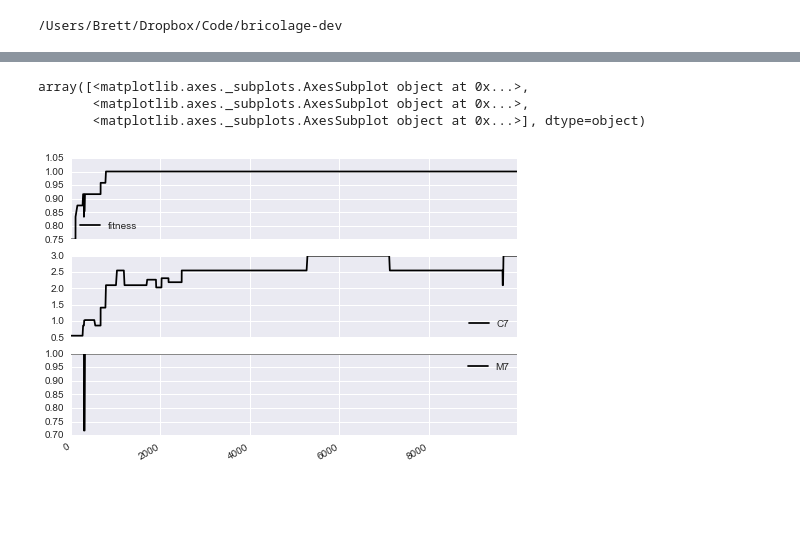
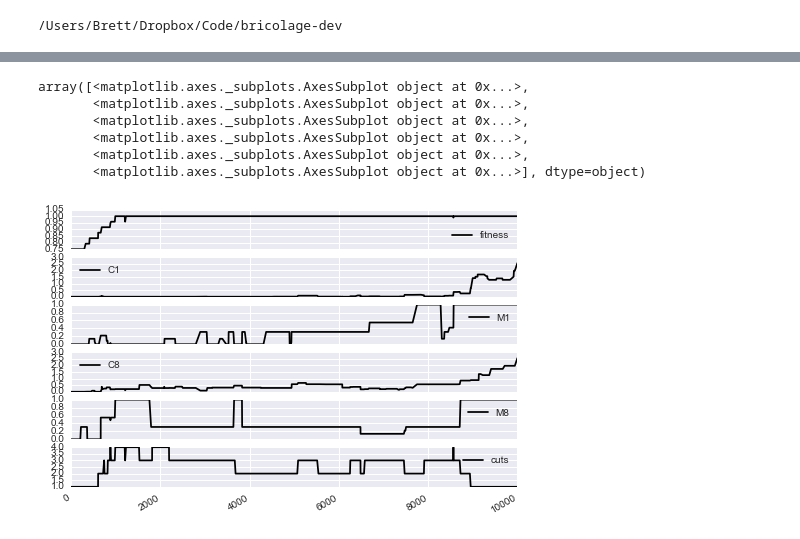
Before and after one commit to brettc/bricolage, a Jupyter notebook: experiments/simple-analysis.ipynb, the cells around one changed output, grey strips where cells are left out. Drawn from its saved outputs; the diff is of its cells as text; code cells hidden in the pictures; blank space fills up the shorter version.

```diff
--- a/experiments/simple-analysis.ipynb
+++ b/experiments/simple-analysis.ipynb
@@ -23,5 +23,6 @@ treat = lineage.Treatment("/Users/Brett/Desktop/simple/10-(a-and-not-b)-or-(a-an
 # %%
-rep = treat.replicates[15]
+rep = treat.replicates[13]
 lin = rep.get_lineage(readonly=True)
 targ = lin.targets[0]
+flow = [0, 0, 1]
 # %%
@@ -49,5 +55,5 @@ pc.query('C7 == 3.0').head()
 # %%
-net = lin.population[1]
+net = lin.population[144]
 print net.fitness
 show_network(net)
 # %% [output]
@@ -57,6 +63,6 @@ saving test
 # %%
 anc = lin.get_ancestry(net.identifier)
-ff, mf, cf = analysis.make_ancestry_frames(anc, targ, [0, 1, 1])
+ff, mf, cf = analysis.make_ancestry_frames(anc, targ, flow)
 # %%
 ff.plot()
 # %% [output]
@@ -75,8 +81,13 @@ cf.plot()
+# %%
+cuts = analysis.make_cut_frame(anc)
 # %%
-q = pd.concat([ff, cf, mf], axis=1)
-q.plot(y=['fitness', 'C7', 'M7'], subplots=True)
+q = pd.concat([ff, cf, mf, cuts], axis=1)
+q.plot(y=['fitness', 'C1', 'M1', 'C8', 'M8', 'cuts'], subplots=True)
 # %% [output]
 array([<matplotlib.axes._subplots.AxesSubplot object at 0x...>,
        <matplotlib.axes._subplots.AxesSubplot object at 0x...>,
+       <matplotlib.axes._subplots.AxesSubplot object at 0x...>,
+       <matplotlib.axes._subplots.AxesSubplot object at 0x...>,
+       <matplotlib.axes._subplots.AxesSubplot object at 0x...>,
        <matplotlib.axes._subplots.AxesSubplot object at 0x...>], dtype=object)
-[figure, old version]
+[figure, new version]
```
Also changed, not shown: parts of 19 cells of this notebook, 5 other files.
